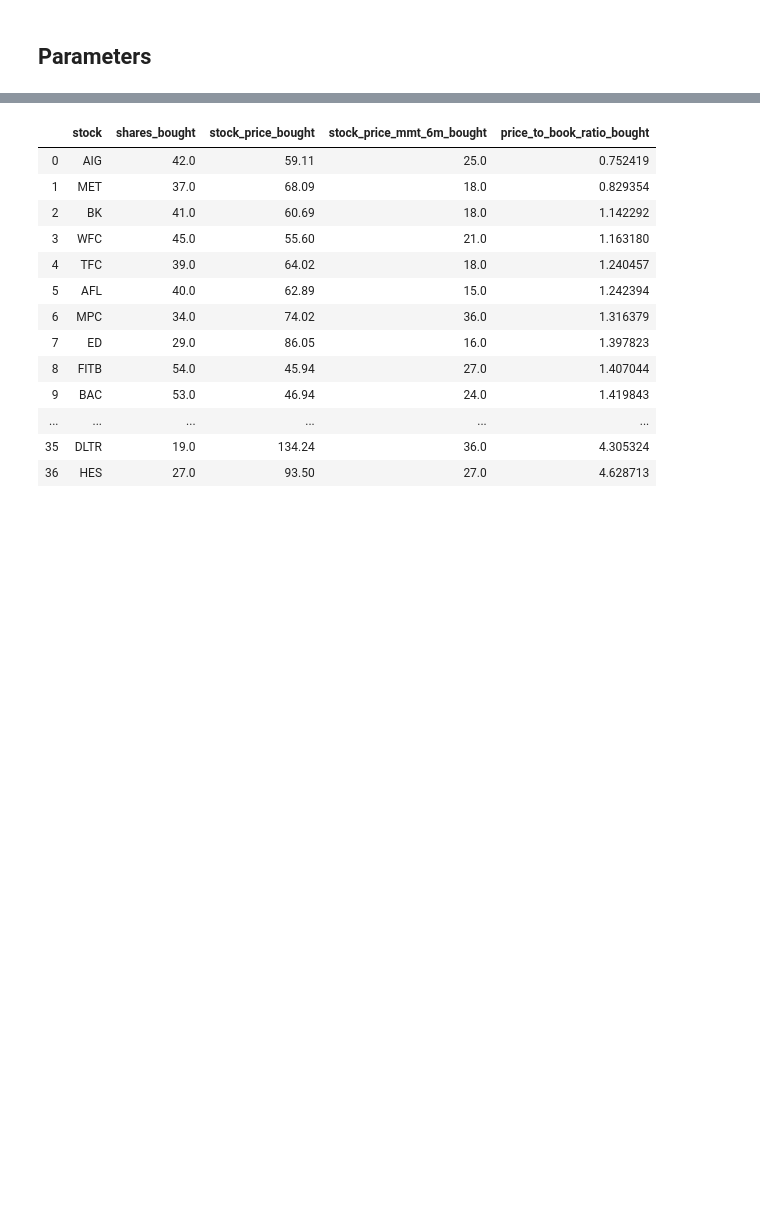
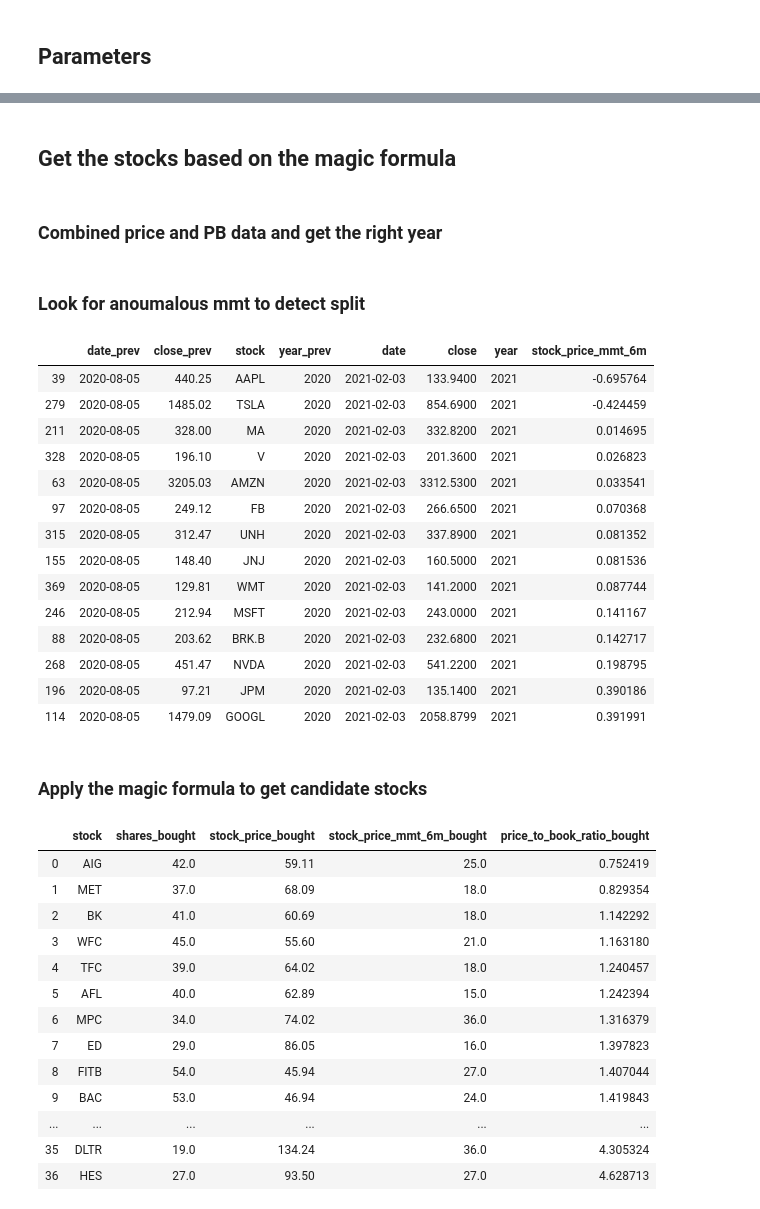
Before and after one commit to yuwei2341/stocks, a Jupyter notebook: magic.ipynb, the cells around one changed output, grey strips where cells are left out. Cells and saved outputs as stored; diff of their text form; code cells hidden in the pictures; blank space fills up the shorter version.

```diff
--- a/magic.ipynb
+++ b/magic.ipynb
@@ -266,0 +264,15 @@ stocks_invested['stock_price_mmt_6m_bought'] = (stocks_invested['stock_price_mmt
+# %%
+stocks_failed_pb = ['GM', 'HSY', 'CSGP', 'STT' ]  #  anom['Failed_P']
+stocks_failed_pb_bv = [48.95, 15.26, 16.49, 69.7]   # get from https://www.macrotrends.net/
+
+df_stocks_failed_pb = pd.DataFrame([
+    [df_pb_quarter.date.max()] * len(stocks_failed_pb),
+    [np.nan] * len(stocks_failed_pb),
+    stocks_failed_pb_bv,
+    stocks_failed_pb,
+    [df_pb_quarter.year_prev.max()] * len(stocks_failed_pb)
+]).T
+df_stocks_failed_pb.columns = df_pb_quarter.columns
+
+df_pb_quarter = df_pb_quarter.append(df_stocks_failed_pb)
+print(f'{df_pb_quarter.stock.nunique()} stocks after manully filling in those failing in PB download')
@@ -266,0 +322,40 @@ stocks_invested['stock_price_mmt_6m_bought'] = (stocks_invested['stock_price_mmt
+# %%
+df_p_pb = pd.merge(df_p_history_mmt[['stock', 'year_prev', 'date', 'close',
+                                     'year', 'stock_price_mmt_6m']],
+                   df_pb_quarter,
+                   on=['stock', 'year_prev'],
+                   suffixes=['', '_pb'])\
+            .rename({'close': 'stock_price'}, axis=1)\
+            .drop(['year_prev'], axis=1)
+
+df_p_pb['price_to_book_ratio'] = df_p_pb['stock_price'] / df_p_pb['book_value_per_share']
+# %% [markdown]
+## Get the stocks based on the magic formula
+# %% [markdown]
+### Combined price and PB data and get the right year
+# %%
+# Choose only the top N companies of SP500 to start with
+df_rank = pd.read_csv('sp500_fulllist_ranked.csv')
+top_stocks = df_rank[df_rank['rank'] <= N_TOP_BY_MKT_CAP].stock.values
+df_p_pb = df_p_pb[df_p_pb.stock.isin(top_stocks)]
+df_row = df_p_pb[df_p_pb.year == YEAR_ACT]
+# %% [markdown]
+### Look for anoumalous mmt to detect split
+# %%
+df_row.sort_values('stock_price_mmt_6m')
+# %% [output]
+|  | date_prev | close_prev | stock | year_prev | date | close | year | stock_price_mmt_6m |
+| 39 | 2020-08-05 | 440.25 | AAPL | 2020 | 2021-02-03 | 133.9400 | 2021 | -0.695764 |
+| 279 | 2020-08-05 | 1485.02 | TSLA | 2020 | 2021-02-03 | 854.6900 | 2021 | -0.424459 |
+| 211 | 2020-08-05 | 328.00 | MA | 2020 | 2021-02-03 | 332.8200 | 2021 | 0.014695 |
+| 328 | 2020-08-05 | 196.10 | V | 2020 | 2021-02-03 | 201.3600 | 2021 | 0.026823 |
+| 63 | 2020-08-05 | 3205.03 | AMZN | 2020 | 2021-02-03 | 3312.5300 | 2021 | 0.033541 |
+| 97 | 2020-08-05 | 249.12 | FB | 2020 | 2021-02-03 | 266.6500 | 2021 | 0.070368 |
+| 315 | 2020-08-05 | 312.47 | UNH | 2020 | 2021-02-03 | 337.8900 | 2021 | 0.081352 |
+| 155 | 2020-08-05 | 148.40 | JNJ | 2020 | 2021-02-03 | 160.5000 | 2021 | 0.081536 |
+| 369 | 2020-08-05 | 129.81 | WMT | 2020 | 2021-02-03 | 141.2000 | 2021 | 0.087744 |
+| 246 | 2020-08-05 | 212.94 | MSFT | 2020 | 2021-02-03 | 243.0000 | 2021 | 0.141167 |
+| 88 | 2020-08-05 | 203.62 | BRK.B | 2020 | 2021-02-03 | 232.6800 | 2021 | 0.142717 |
+| 268 | 2020-08-05 | 451.47 | NVDA | 2020 | 2021-02-03 | 541.2200 | 2021 | 0.198795 |
+| 196 | 2020-08-05 | 97.21 | JPM | 2020 | 2021-02-03 | 135.1400 | 2021 | 0.390186 |
+| 114 | 2020-08-05 | 1479.09 | GOOGL | 2020 | 2021-02-03 | 2058.8799 | 2021 | 0.391991 |
@@ -266,0 +366,2 @@ stocks_invested['stock_price_mmt_6m_bought'] = (stocks_invested['stock_price_mmt
+# %% [markdown]
+### Apply the magic formula to get candidate stocks
```
Also changed, not shown: parts of 38 cells of this notebook.
